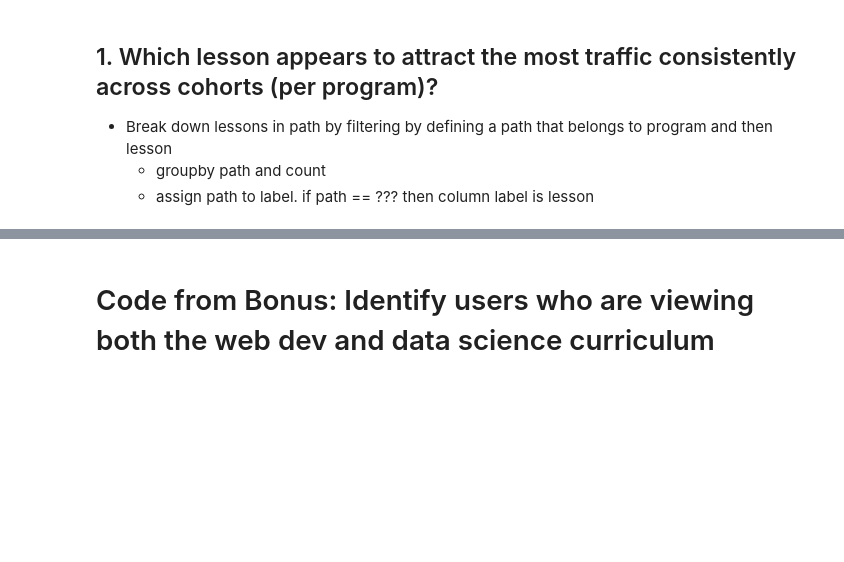
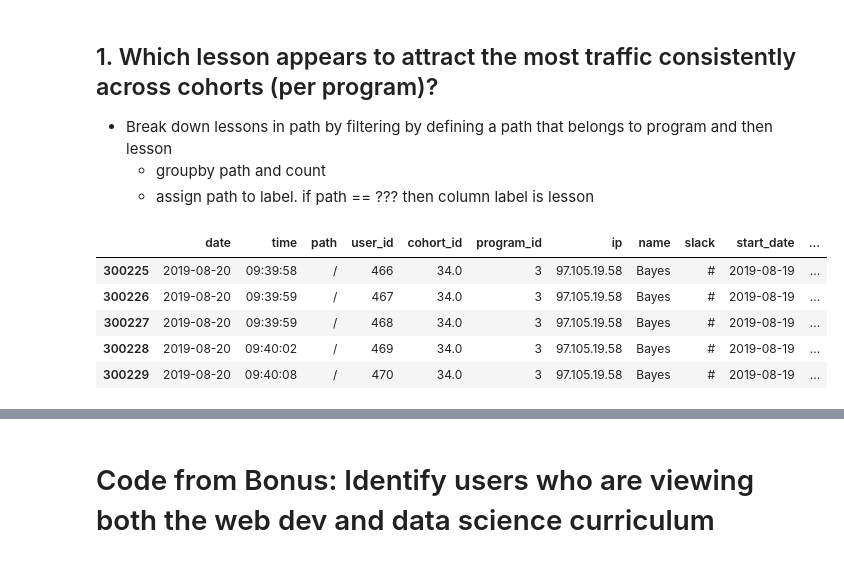
Before and after one commit to daniel-kaniela/anomoly_detection_project, a Jupyter notebook: kan_anomaly_detection_working_copy.ipynb, the cells around one changed output, grey strips where cells are left out. Cells and saved outputs as stored; diff of their text form; code cells hidden in the pictures; blank space fills up the shorter version.

```diff
--- a/kan_anomaly_detection_working_copy.ipynb
+++ b/kan_anomaly_detection_working_copy.ipynb
@@ -30,12 +30,10 @@ import env
 # %% [markdown]
 ## Aquire
+# %%
+url = f'mysql+pymysql://{user}:{password}@{host}/curriculum_logs'
 # %%
-# acquire df
-url = f'mysql+pymysql://{env.user}:{env.password}@{env.host}/curriculum_logs'
-query = '''
+sql_query = query = '''
 SELECT date, time, path, user_id, cohort_id, program_id, ip, name, slack, start_date, end_date, created_at, updated_at
 FROM logs
 JOIN cohorts on logs.cohort_id = cohorts.id
 '''
-df= pd.read_sql(query, url)
-df.head()
@@ -48,0 +40,13 @@ df.head()
+# %%
+if os.path.isfile('logs.csv'):
+
+    # If csv file exists, read in data from csv file.
+    df = pd.read_csv('logs.csv', index_col=0)
+
+else:
+
+    # Read fresh data from db into a DataFrame.
+    df = pd.read_sql(sql_query, url)
+
+    # Write DataFrame to a csv
+    df.to_csv('logs.csv')
@@ -68,3 +83,13 @@ df.head()
 - Break down lessons in path by filtering by defining a path that belongs to program and then lesson
     - groupby path and count
     - assign path to label. if path == ??? then column label is lesson
+# %%
+df_ds = df[df.program=='data_science']
+df_ds.head()
+# %% [output]
+|  | date | time | path | user_id | cohort_id | program_id | ip | name | slack | start_date | ... |
+| 300225 | 2019-08-20 | 09:39:58 | / | 466 | 34.0 | 3 | 97.105.19.58 | Bayes | # | 2019-08-19 | ... |
+| 300226 | 2019-08-20 | 09:39:59 | / | 467 | 34.0 | 3 | 97.105.19.58 | Bayes | # | 2019-08-19 | ... |
+| 300227 | 2019-08-20 | 09:39:59 | / | 468 | 34.0 | 3 | 97.105.19.58 | Bayes | # | 2019-08-19 | ... |
+| 300228 | 2019-08-20 | 09:40:02 | / | 469 | 34.0 | 3 | 97.105.19.58 | Bayes | # | 2019-08-19 | ... |
+| 300229 | 2019-08-20 | 09:40:08 | / | 470 | 34.0 | 3 | 97.105.19.58 | Bayes | # | 2019-08-19 | ... |
```
Also changed, not shown: parts of 9 cells of this notebook.
